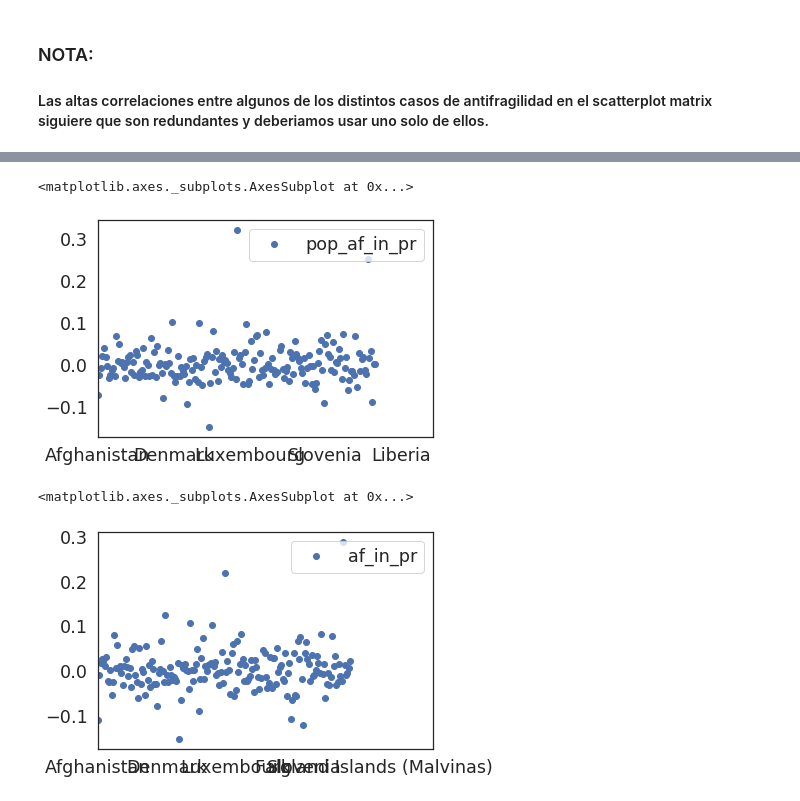
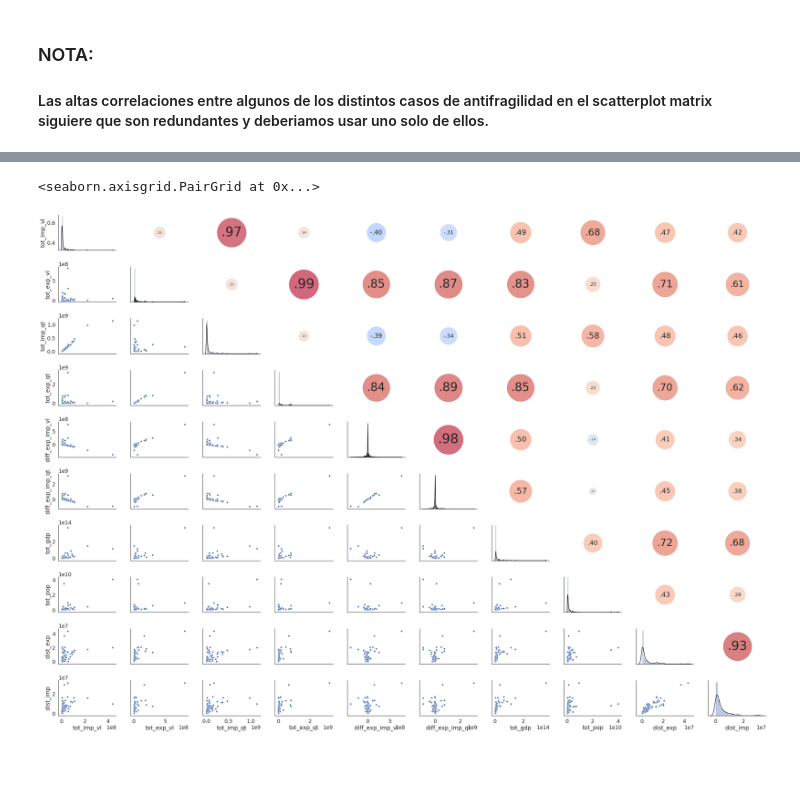
Before and after one commit to asim-v/AOFFTN, a Jupyter notebook: scatterplots_AF.ipynb, the cells around one changed output, grey strips where cells are left out. Saved outputs shown, nothing was run; the diff lists cells and outputs as text; code cells hidden in the pictures; blank space fills up the shorter version.

```diff
--- a/scatterplots_AF.ipynb
+++ b/scatterplots_AF.ipynb
@@ -103,10 +177,17 @@ af_distances.plot(y='distance_af_in_pr',marker='o',linestyle='none')
-# %%
-af_pop.plot(y='pop_af_in_pr',marker='o',linestyle='none')
-# %% [output]
-<matplotlib.axes._subplots.AxesSubplot at 0x...>
-[figure, removed]
-# %%
-af.plot(y='af_in_pr',marker='o',linestyle='none')
-# %% [output]
-<matplotlib.axes._subplots.AxesSubplot at 0x...>
-[figure, removed]
+# %%
+toconcat_measures=[]
+for measure_name,measure_case in measures.items():
+    toconcat_measures.append(measure_case.to_frame(measure_name))
+concatenated_measures=pd.concat(toconcat_measures,axis=1,sort=False)
+
+
+sns.set(style='white', font_scale=1.6)
+g = sns.PairGrid(concatenated_measures.dropna(), aspect=1.4, diag_sharey=False)
+g.map_lower(sns.scatterplot)
+g.map_diag(sns.distplot, kde_kws={'color': 'black'})
+g.map_upper(corrdot)
+# plt.savefig(f'exploratory_plots/MEASURES/{measure_name}.png')
+# plt.close()
+# %% [output]
+<seaborn.axisgrid.PairGrid at 0x...>
+[figure, added]
```
Also changed, not shown: parts of 11 cells of this notebook, 1 other file.
